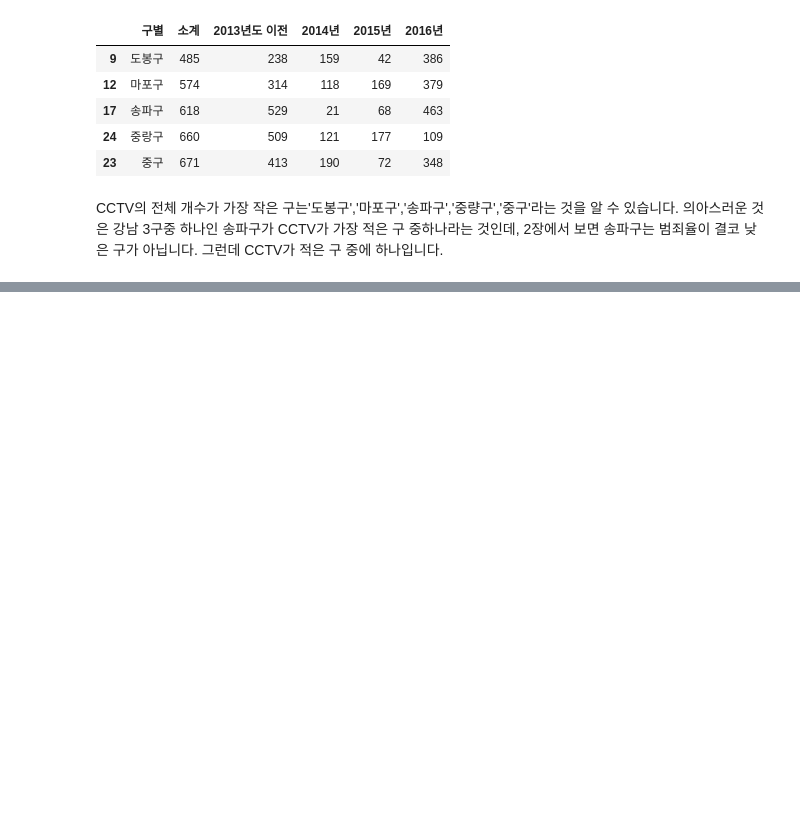
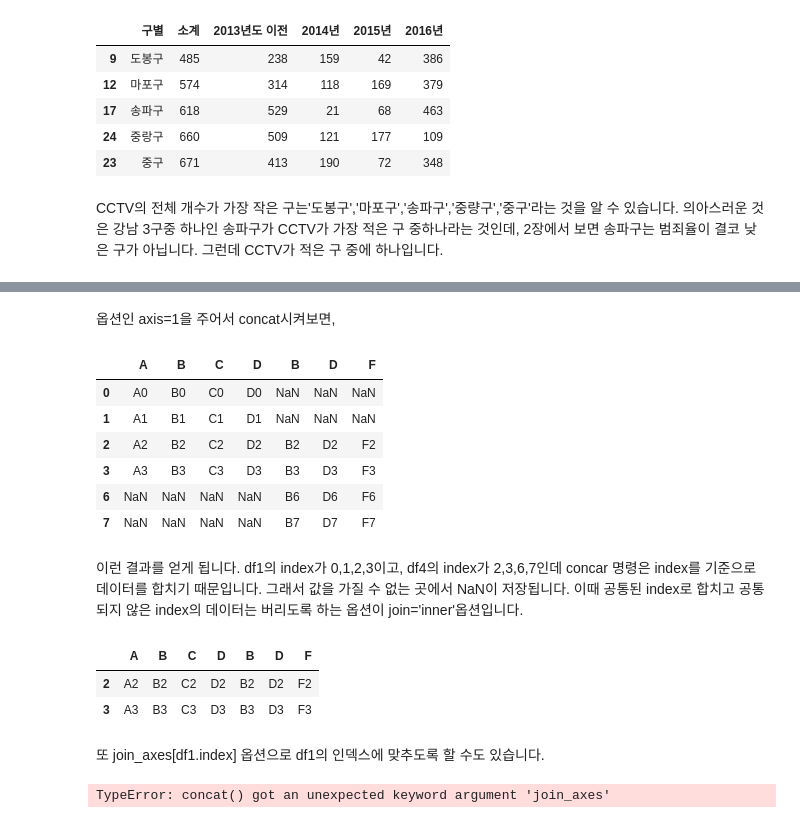
Before and after one commit to choiuikang/data_python, a Jupyter notebook: chapter-1.ipynb, the cells around one changed output, grey strips where cells are left out. Drawn from its saved outputs; the diff is of its cells as text; code cells hidden in the pictures; blank space fills up the shorter version.

```diff
--- a/chapter-1.ipynb
+++ b/chapter-1.ipynb
@@ -468,0 +718,6 @@ CCTV의 전체 개수가 가장 작은 구는'도봉구','마포구','송파구'
+# %%
+df4 = pd.DataFrame({'B': ['B2','B3','B6','B7'],
+                    'D': ['D2','D3','D6','D7'],
+                    'F': ['F2','F3','F6','F7']},
+                    index=[2,3,6,7])
+result = pd.concat([df1,df4], axis=1)
@@ -468,0 +742,28 @@ CCTV의 전체 개수가 가장 작은 구는'도봉구','마포구','송파구'
+# %% [markdown]
+옵션인 axis=1을 주어서 concat시켜보면,
+# %%
+result
+# %% [output]
+|  | A | B | C | D | B | D | F |
+| 0 | A0 | B0 | C0 | D0 | NaN | NaN | NaN |
+| 1 | A1 | B1 | C1 | D1 | NaN | NaN | NaN |
+| 2 | A2 | B2 | C2 | D2 | B2 | D2 | F2 |
+| 3 | A3 | B3 | C3 | D3 | B3 | D3 | F3 |
+| 6 | NaN | NaN | NaN | NaN | B6 | D6 | F6 |
+| 7 | NaN | NaN | NaN | NaN | B7 | D7 | F7 |
+# %% [markdown]
+이런 결과를 얻게 됩니다. df1의 index가 0,1,2,3이고, df4의 index가 2,3,6,7인데 concar 명령은 index를 기준으로 데이터를 합치기 때문입니다. 그래서 값을 가질 수 없는 곳에서 NaN이 저장됩니다. 이때 공통된 index로 합치고 공통되지 않은 index의 데이터는 버리도록 하는 옵션이 join='inner'옵션입니다.
+# %%
+result = pd.concat([df1,df4], axis=1, join='inner')
+result
+# %% [output]
+|  | A | B | C | D | B | D | F |
+| 2 | A2 | B2 | C2 | D2 | B2 | D2 | F2 |
+| 3 | A3 | B3 | C3 | D3 | B3 | D3 | F3 |
+# %% [markdown]
+또 join_axes[df1.index] 옵션으로 df1의 인덱스에 맞추도록 할 수도 있습니다.
+# %%
+result = pd.concat([df1, df4], axis=1, join_axes=[df1.index])
+result
+# %% [output]
+TypeError: concat() got an unexpected keyword argument 'join_axes'
```
Also changed, not shown: parts of 76 cells of this notebook.
